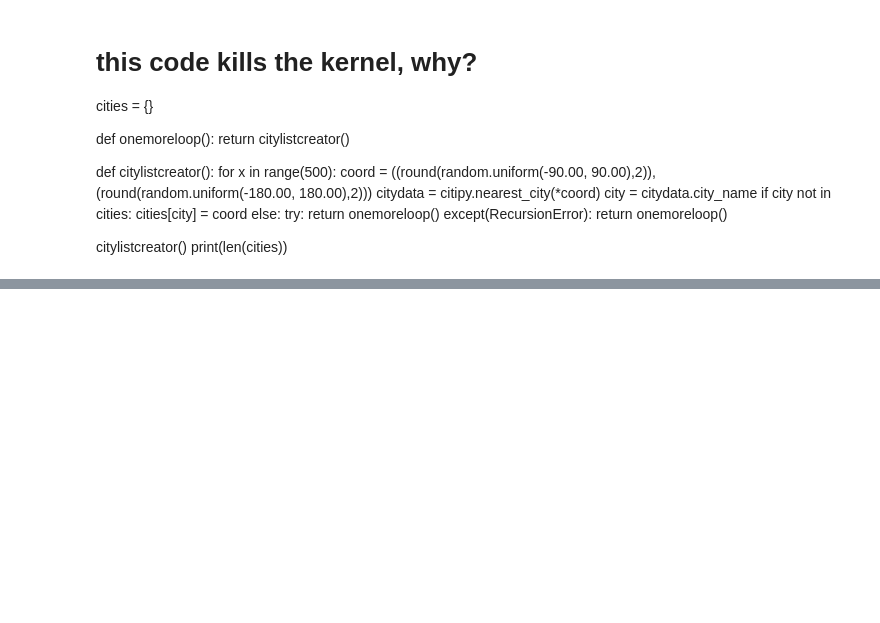
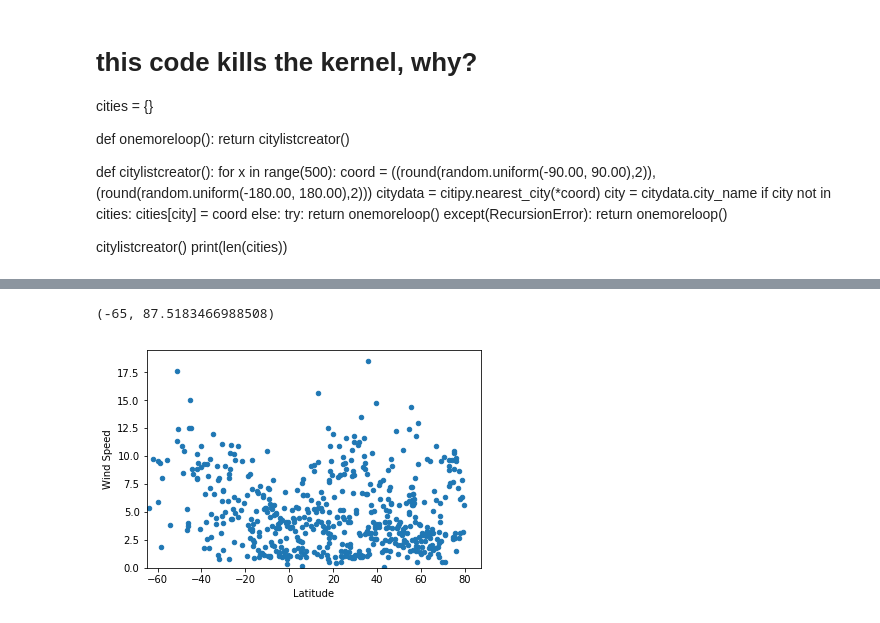
Before and after one commit to Gryazzz/Weather_Python, a Jupyter notebook: Weather_API.ipynb, the cells around one changed output, grey strips where cells are left out. Drawn from its saved outputs; the diff is of its cells as text; code cells hidden in the pictures; blank space fills up the shorter version.

```diff
--- a/Weather_API.ipynb
+++ b/Weather_API.ipynb
@@ -58,0 +140,7 @@ print(len(alldata))
+# %%
+df.plot(kind='scatter', x='Latitude', y='Wind Speed')
+plt.ylim(0, None)
+plt.xlim(-65, None)
+# %% [output]
+(-65, 87.5183466988508)
+[figure, added]
```
Also changed, not shown: parts of 9 cells of this notebook.
